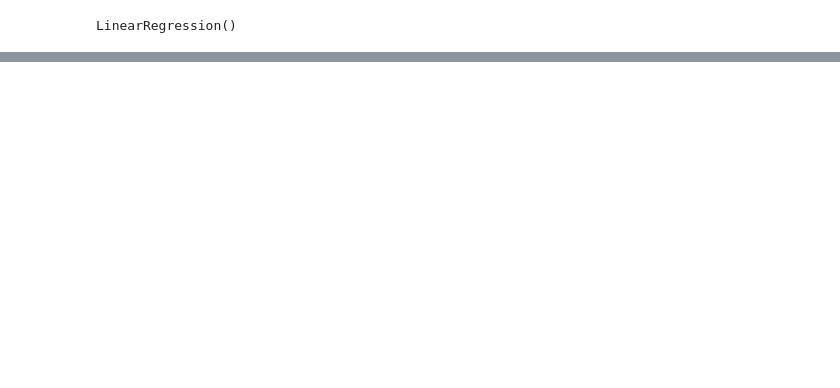
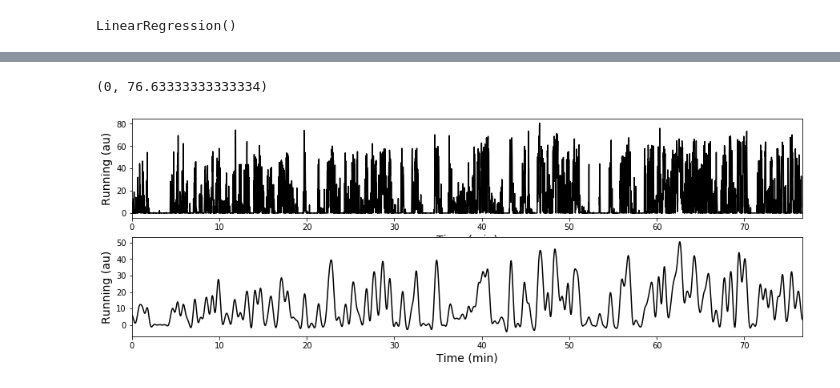
Before and after one commit to sekunder/NMA_Project, a Jupyter notebook: Decoding Orientation Models.ipynb, the cells around one changed output, grey strips where cells are left out. Saved outputs shown, nothing was run; the diff lists cells and outputs as text; code cells hidden in the pictures; blank space fills up the shorter version.

```diff
--- a/Decoding Orientation Models.ipynb
+++ b/Decoding Orientation Models.ipynb
@@ -128,0 +139,16 @@ Testing r^2:  0.46
+# %%
+fig = plt.figure(figsize = (15,5))
+[b,a] = butter(4, 0.05, 'lowpass')
+plt.subplot(2,1,1)
+plt.plot(np.arange(len(dat['run']))/60, dat['run'], 'k')
+plt.xlim([0, len(dat['run'])/60])
+plt.ylabel('Running (au)', fontsize = 14)
+plt.xlabel('Time (min)', fontsize = 14)
+plt.subplot(2,1,2)
+plt.plot(np.arange(len(dat['run']))/60, filtfilt(b,a,dat['run']), 'k')
+plt.ylabel('Running (au)', fontsize = 14)
+plt.xlabel('Time (min)', fontsize = 14)
+plt.xlim([0, len(dat['run'])/60])
+# %% [output]
+(0, 76.63333333333334)
+[figure, added]
```
Also changed, not shown: parts of 8 cells of this notebook.
